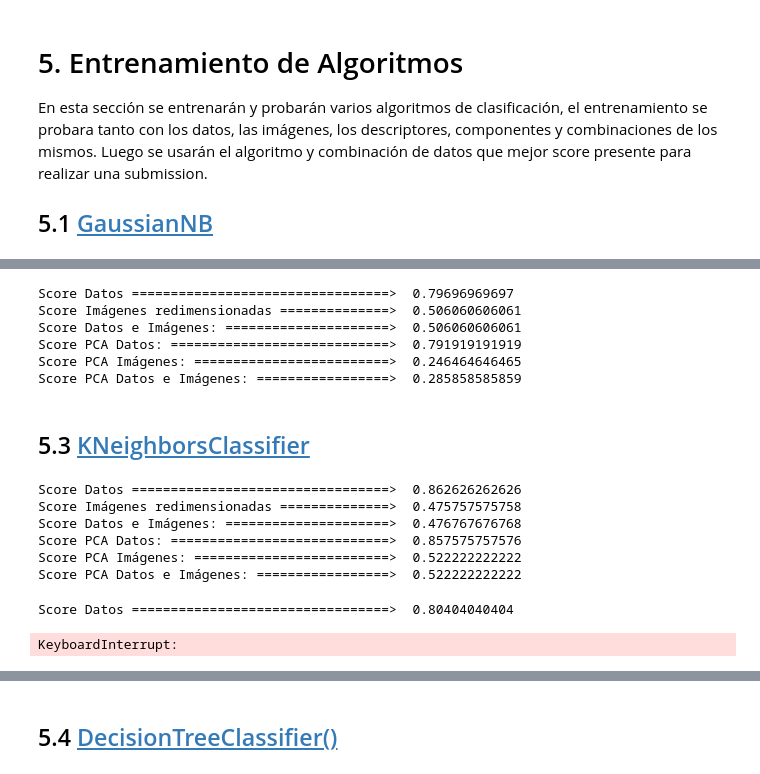
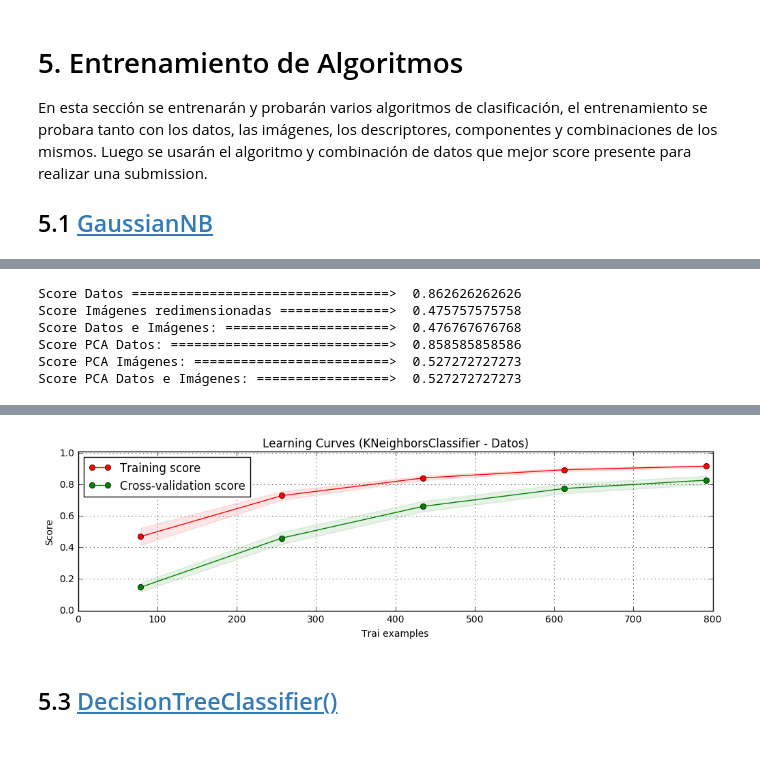
Before and after one commit to DaielChom/Leaf-Classification, a Jupyter notebook: Leaf Clasification.ipynb, the cells around one changed output, grey strips where cells are left out. Cells and saved outputs as stored; diff of their text form; code cells hidden in the pictures.

```diff
--- a/Leaf Clasification.ipynb
+++ b/Leaf Clasification.ipynb
@@ -317,36 +256,3 @@ svc_model = SVC(kernel="poly", degree=2)
-# %%
-# Datos
-score_data_svc = np.mean(cross_val_score(svc_model, data_X_train, data_y_train, cv=5))
-print("Score Datos =================================> ", score_data_svc)
-
-# Imágenes
-score_resize_svc = np.mean(cross_val_score(svc_model, resize_img,data_y_train, cv=5))
-print("Score Imágenes redimensionadas ==============> ", score_resize_svc)
-
-# Datos e Imágenes
-score_data_resize_svc = np.mean(cross_val_score(svc_model, data_resize,data_y_train, cv=5))
-print("Score Datos e Imágenes: =====================> ", score_data_resize_svc)
-
-# PCA Datos
-score_data_pca_svc = np.mean(cross_val_score(svc_model, Xp,data_y_train, cv=5))
-print("Score PCA Datos: ============================> ", score_data_pca_svc)
-
-#PCA Imágenes
-score_img_pca_svc = np.mean(cross_val_score(svc_model, Xp_img,data_y_train, cv=5))
-print("Score PCA Imágenes: =========================> ", score_img_pca_svc)
-
-#PCA Datos e Imágenes
-score_pca_data_img_svc = np.mean(cross_val_score(svc_model, Xp_data_img,data_y_train, cv=5))
-print("Score PCA Datos e Imágenes: =================> ", score_pca_data_img_svc)
-# %% [output]
-Score Datos =================================>  0.79696969697
-Score Imágenes redimensionadas ==============>  0.506060606061
-Score Datos e Imágenes: =====================>  0.506060606061
-Score PCA Datos: ============================>  0.791919191919
-Score PCA Imágenes: =========================>  0.246464646465
-Score PCA Datos e Imágenes: =================>  0.285858585859
-# %% [markdown]
-## 5.3 [KNeighborsClassifier](http://scikit-learn.org/stable/modules/generated/sklearn.neighbors.KNeighborsClassifier.html)
 # %%
 knc_model_5 = KNeighborsClassifier(5)
 # %%
@@ -355,7 +261,7 @@ score_data_knc_5 = np.mean(cross_val_score(knc_model_5, data_X_train, data_y_tra
 print("Score Datos =================================> ", score_data_knc_5)
 
 # Imágenes
-score_resize_knc_5 = np.mean(cross_val_score(knc_model_5, resize_img,data_y_train, cv=5))
+score_resize_knc_5 = np.mean(cross_val_score(knc_model_5, resize_train,data_y_train, cv=5))
 print("Score Imágenes redimensionadas ==============> ", score_resize_knc_5)
 
 # Datos e Imágenes
@@ -377,6 +283,6 @@ print("Score PCA Datos e Imágenes: =================> ", score_pca_data_img_knc
 Score Datos =================================>  0.862626262626
 Score Imágenes redimensionadas ==============>  0.475757575758
 Score Datos e Imágenes: =====================>  0.476767676768
-Score PCA Datos: ============================>  0.857575757576
-Score PCA Imágenes: =========================>  0.522222222222
-Score PCA Datos e Imágenes: =================>  0.522222222222
+Score PCA Datos: ============================>  0.858585858586
+Score PCA Imágenes: =========================>  0.527272727273
+Score PCA Datos e Imágenes: =================>  0.527272727273
@@ -385,27 +289,5 @@ knc_model_10 = KNeighborsClassifier(10)
-# %%
-# Datos
-score_data_knc_10 = np.mean(cross_val_score(knc_model_10, data_X_train, data_y_train, cv=5))
-print("Score Datos =================================> ", score_data_knc_10)
-
-# Imágenes
-score_resize_knc_10 = np.mean(cross_val_score(knc_model_10, resize_img,data_y_train, cv=5))
-print("Score Imágenes redimensionadas ==============> ", score_resize_knc_10)
-
-# Datos e Imágenes
-score_data_resize_knc_10 = np.mean(cross_val_score(knc_model_10, data_resize,data_y_train, cv=5))
-print("Score Datos e Imágenes: =====================> ", score_data_resize_knc_10)
-
-# PCA Datos
-score_data_pca_knc_10 = np.mean(cross_val_score(knc_model_10, Xp,data_y_train, cv=5))
-print("Score PCA Datos: ============================> ", score_data_pca_knc_10)
-
-# PCA Imágenes
-score_img_pca_knc_10 = np.mean(cross_val_score(knc_model_10, Xp_img,data_y_train, cv=5))
-print("Score PCA Imágenes: =========================> ", score_img_pca_knc_10)
-
-# PCA Datos e Imágenes
-score_pca_data_img_knc_10 = np.mean(cross_val_score(knc_model_10, Xp_data_img,data_y_train, cv=5))
-print("Score PCA Datos e Imágenes: =================> ", score_pca_data_img_knc_10)
-# %% [output]
-Score Datos =================================>  0.80404040404
-KeyboardInterrupt:
+# %%
+# Datos
+title = "Learning Curves (KNeighborsClassifier - Datos)"
+plot_learning_curve(knc_model_5, title, data_X_train, data_y_train, ylim=y_lim, cv=cv, n_jobs=4)
+# %% [output]
@@ -412,5 +295,6 @@ KeyboardInterrupt:
+[figure, added]
 # %% [markdown]
-## 5.4 [DecisionTreeClassifier()](http://scikit-learn.org/stable/modules/generated/sklearn.tree.DecisionTreeClassifier.html)
+## 5.3 [DecisionTreeClassifier()](http://scikit-learn.org/stable/modules/generated/sklearn.tree.DecisionTreeClassifier.html)
 # %%
 dtc_model = DecisionTreeClassifier()
 # %%
```
Also changed, not shown: parts of 56 cells of this notebook, 10 other files.
